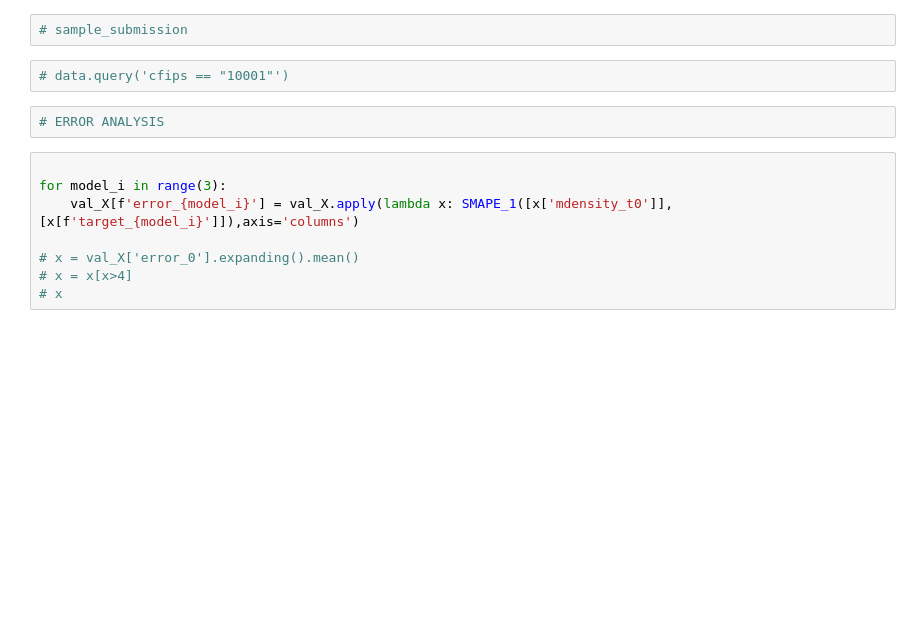
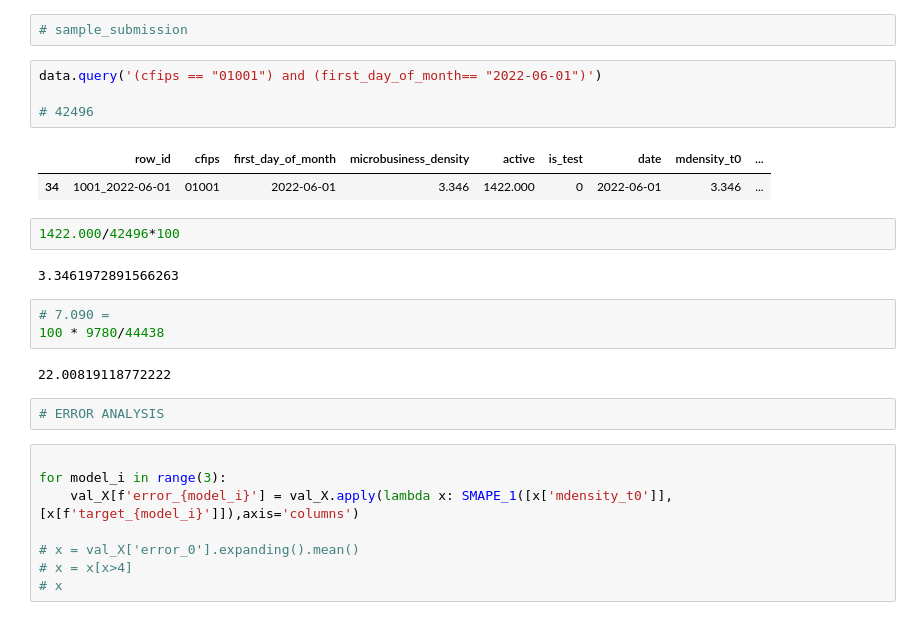
Before and after one commit to sametmarasli/Kaggle_GoDaddy-128th-Place-Silver, a Jupyter notebook: model_pipeline_absolute.ipynb, the cells around one changed output. Cells and saved outputs as stored; diff of their text form; blank space fills up the shorter version.

Commit message:
adjust new census data

```diff
--- a/model_pipeline_absolute.ipynb
+++ b/model_pipeline_absolute.ipynb
@@ -239,7 +280,21 @@ defaultdict(list,
 # %%
 # sample_submission
-# %%
-# data.query('cfips == "10001"')
+# %%
+data.query('(cfips == "01001") and (first_day_of_month== "2022-06-01")')
+
+# 42496
+# %% [output]
+|  | row_id | cfips | first_day_of_month | microbusiness_density | active | is_test | date | mdensity_t0 | ... |
+| 34 | 1001_2022-06-01 | 01001 | 2022-06-01 | 3.346 | 1422.000 | 0 | 2022-06-01 | 3.346 | ... |
+# %%
+1422.000/42496*100
+# %% [output]
+3.3461972891566263
+# %%
+# 7.090 =
+100 * 9780/44438
+# %% [output]
+22.00819118772222
 # %%
 # ERROR ANALYSIS
 # %%
```
Also changed, not shown: parts of 6 cells of this notebook, 2 other files.
